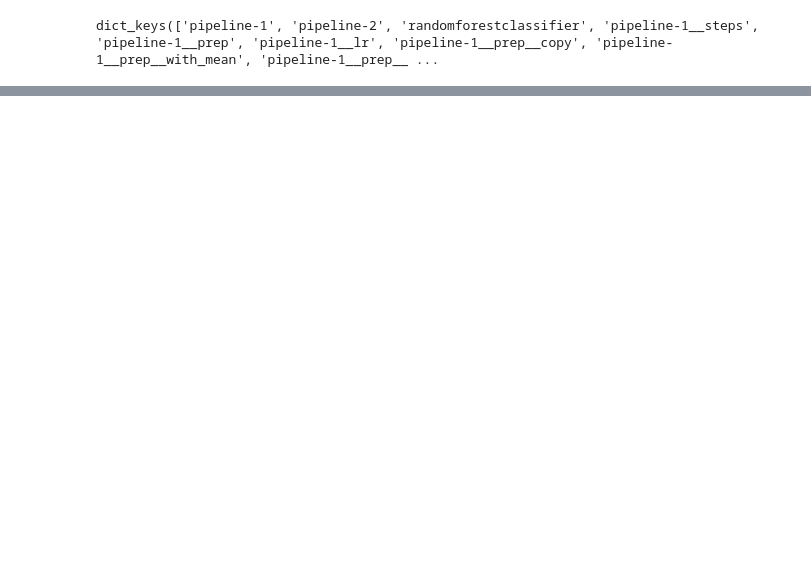
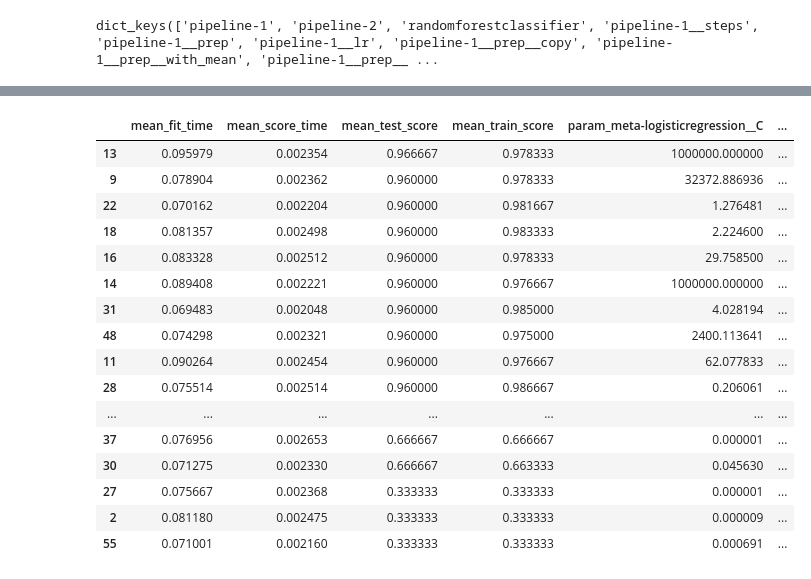
Before and after one commit to savvastj/ml_playground, a Jupyter notebook: mlxtend_StackClassifier_with_BayesSearchCV.ipynb, the cells around one changed output, grey strips where cells are left out. Cells and saved outputs as stored; diff of their text form; code cells hidden in the pictures; blank space fills up the shorter version.

Commit message:
Updated mlxtend Stack Classifier with BayesSearchCV.

```diff
--- a/mlxtend_StackClassifier_with_BayesSearchCV.ipynb
+++ b/mlxtend_StackClassifier_with_BayesSearchCV.ipynb
@@ -38,8 +44,0 @@ params = {'pipeline-1__lr__C': Real(1e-6, 1e6, prior='log-uniform'),
-# %%
-pipe1 = make_pipeline(ColumnSelector(cols=(0, 2)),
-                      LogisticRegression())
-pipe2 = make_pipeline(ColumnSelector(cols=(1, 2, 3)),
-                      LogisticRegression())
-
-sclf = StackingCVClassifier(classifiers=[pipe1, pipe2],
-                            meta_classifier=LogisticRegression())
@@ -49,0 +45,5 @@ dict_keys(['pipeline-1', 'pipeline-2', 'pipeline-1__steps', 'pipeline-1__columns
+# %%
+opt = BayesSearchCV(sclf, search_spaces=params, n_jobs=-1, n_iter=200,
+                    random_state=RANDOM_SEED,  cv=5)
+# %%
+opt.fit(X, y)
@@ -49,0 +64,24 @@ dict_keys(['pipeline-1', 'pipeline-2', 'pipeline-1__steps', 'pipeline-1__columns
+# %%
+import pandas as pd
+cv_results = pd.DataFrame(opt.cv_results_)
+# %%
+pd.options.display.max_columns = None
+cv_results.sort_values('mean_test_score', ascending=False)
+# %% [output]
+|  | mean_fit_time | mean_score_time | mean_test_score | mean_train_score | param_meta-logisticregression__C | ... |
+| 13 | 0.095979 | 0.002354 | 0.966667 | 0.978333 | 1000000.000000 | ... |
+| 9 | 0.078904 | 0.002362 | 0.960000 | 0.978333 | 32372.886936 | ... |
+| 22 | 0.070162 | 0.002204 | 0.960000 | 0.981667 | 1.276481 | ... |
+| 18 | 0.081357 | 0.002498 | 0.960000 | 0.983333 | 2.224600 | ... |
+| 16 | 0.083328 | 0.002512 | 0.960000 | 0.978333 | 29.758500 | ... |
+| 14 | 0.089408 | 0.002221 | 0.960000 | 0.976667 | 1000000.000000 | ... |
+| 31 | 0.069483 | 0.002048 | 0.960000 | 0.985000 | 4.028194 | ... |
+| 48 | 0.074298 | 0.002321 | 0.960000 | 0.975000 | 2400.113641 | ... |
+| 11 | 0.090264 | 0.002454 | 0.960000 | 0.976667 | 62.077833 | ... |
+| 28 | 0.075514 | 0.002514 | 0.960000 | 0.986667 | 0.206061 | ... |
+| ... | ... | ... | ... | ... | ... | ... |
+| 37 | 0.076956 | 0.002653 | 0.666667 | 0.666667 | 0.000001 | ... |
+| 30 | 0.071275 | 0.002330 | 0.666667 | 0.663333 | 0.045630 | ... |
+| 27 | 0.075667 | 0.002368 | 0.333333 | 0.333333 | 0.000001 | ... |
+| 2 | 0.081180 | 0.002475 | 0.333333 | 0.333333 | 0.000009 | ... |
+| 55 | 0.071001 | 0.002160 | 0.333333 | 0.333333 | 0.000691 | ... |
```
Also changed, not shown: parts of 4 cells of this notebook.
